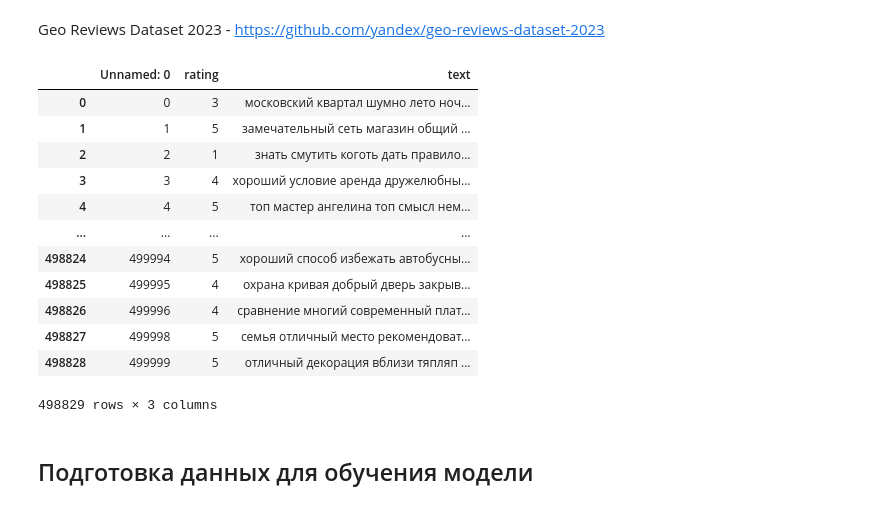
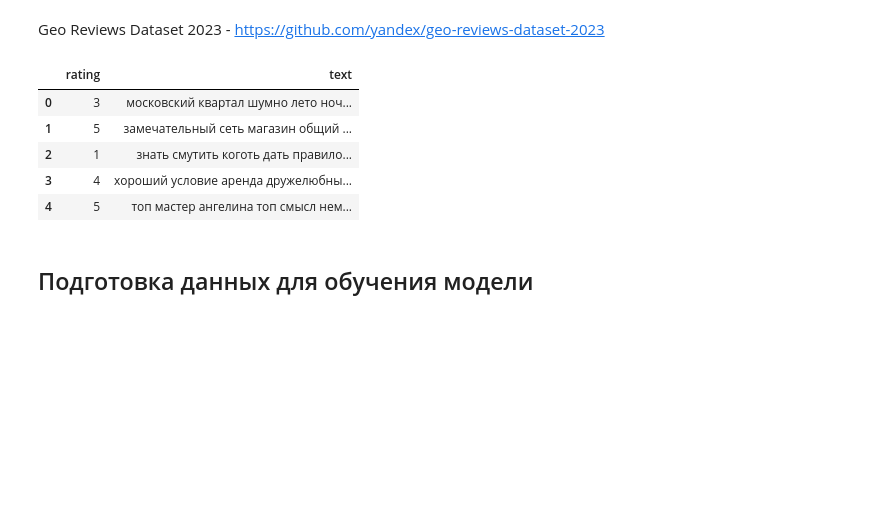
Before and after one commit to anpilove/Sentiment-analysis-Yandex-reviews, a Jupyter notebook: notebooks/2.0-models.ipynb, the cells around one changed output. Saved outputs shown, nothing was run; the diff lists cells and outputs as text; code cells hidden in the pictures; blank space fills up the shorter version.

```diff
--- a/notebooks/2.0-models.ipynb
+++ b/notebooks/2.0-models.ipynb
@@ -98,23 +98,16 @@ device(type='cuda', index=0)
 # %% [markdown]
 Geo Reviews Dataset 2023 - https://github.com/yandex/geo-reviews-dataset-2023
 # %%
-df = pd.read_csv('/kaggle/input/sentimentanalysisyandexreviews/lem_500kdata.csv')
+df = pd.read_csv('/kaggle/input/sentimentanalysisyandexreviews/lem_500kdata.csv', index_col=0)
 # %%
-df
+df.head()
 # %% [output]
-|  | Unnamed: 0 | rating | text |
-| 0 | 0 | 3 | московский квартал шумно лето ноч... |
-| 1 | 1 | 5 | замечательный сеть магазин общий ... |
-| 2 | 2 | 1 | знать смутить коготь дать правило... |
-| 3 | 3 | 4 | хороший условие аренда дружелюбны... |
-| 4 | 4 | 5 | топ мастер ангелина топ смысл нем... |
-| ... | ... | ... | ... |
-| 498824 | 499994 | 5 | хороший способ избежать автобусны... |
-| 498825 | 499995 | 4 | охрана кривая добрый дверь закрыв... |
-| 498826 | 499996 | 4 | сравнение многий современный плат... |
-| 498827 | 499998 | 5 | семья отличный место рекомендоват... |
-| 498828 | 499999 | 5 | отличный декорация вблизи тяпляп ... |
+|  | rating | text |
+| 0 | 3 | московский квартал шумно лето ноч... |
+| 1 | 5 | замечательный сеть магазин общий ... |
+| 2 | 1 | знать смутить коготь дать правило... |
+| 3 | 4 | хороший условие аренда дружелюбны... |
+| 4 | 5 | топ мастер ангелина топ смысл нем... |
-498829 rows × 3 columns
 # %% [markdown]
 ## Подготовка данных для обучения модели
 # %% [markdown]
```
Also changed, not shown: parts of 30 cells of this notebook.
